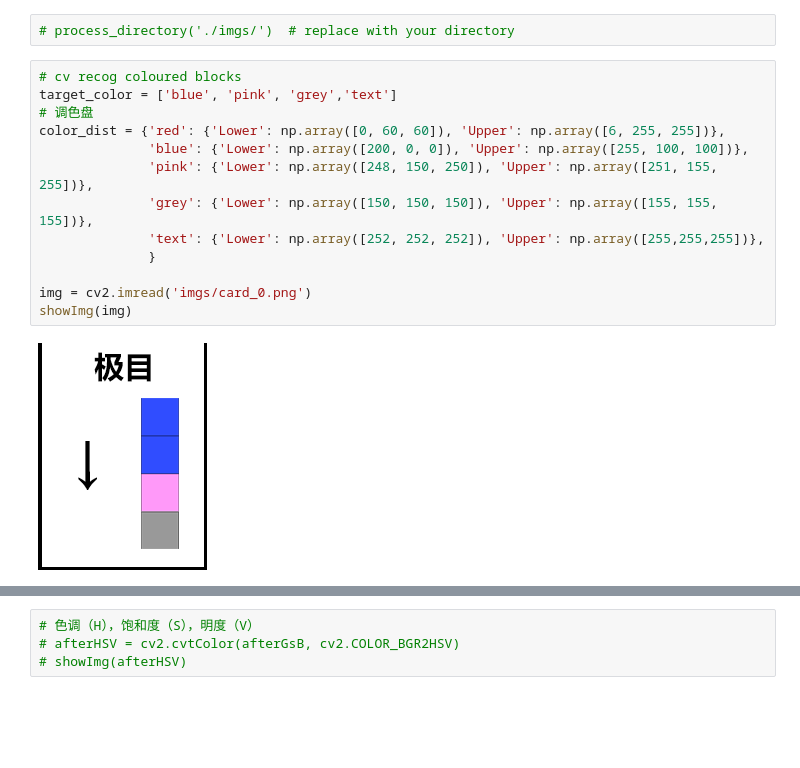
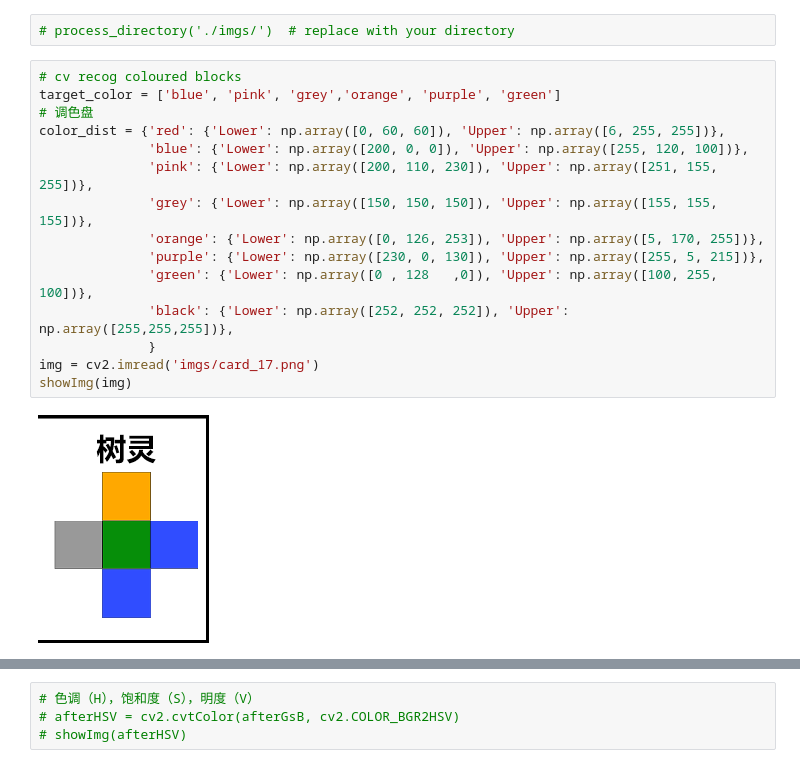
Before and after one commit to Xpectuer/yunshenzhidi, a Jupyter notebook: cv.ipynb, the cells around one changed output, grey strips where cells are left out. Drawn from its saved outputs; the diff is of its cells as text; blank space fills up the shorter version.

```diff
--- a/cv.ipynb
+++ b/cv.ipynb
@@ -65,16 +27,18 @@ def process_directory(directory):
 # process_directory('./imgs/')  # replace with your directory
 # %%
 # cv recog coloured blocks
-target_color = ['blue', 'pink', 'grey','text']
+target_color = ['blue', 'pink', 'grey','orange', 'purple', 'green']
 # 调色盘
 color_dist = {'red': {'Lower': np.array([0, 60, 60]), 'Upper': np.array([6, 255, 255])},
-              'blue': {'Lower': np.array([200, 0, 0]), 'Upper': np.array([255, 100, 100])},
-              'pink': {'Lower': np.array([248, 150, 250]), 'Upper': np.array([251, 155, 255])},
+              'blue': {'Lower': np.array([200, 0, 0]), 'Upper': np.array([255, 120, 100])},
+              'pink': {'Lower': np.array([200, 110, 230]), 'Upper': np.array([251, 155, 255])},
               'grey': {'Lower': np.array([150, 150, 150]), 'Upper': np.array([155, 155, 155])},
-              'text': {'Lower': np.array([252, 252, 252]), 'Upper': np.array([255,255,255])},
+              'orange': {'Lower': np.array([0, 126, 253]), 'Upper': np.array([5, 170, 255])},
+              'purple': {'Lower': np.array([230, 0, 130]), 'Upper': np.array([255, 5, 215])},
+              'green': {'Lower': np.array([0 , 128   ,0]), 'Upper': np.array([100, 255, 100])},
+              'black': {'Lower': np.array([252, 252, 252]), 'Upper': np.array([255,255,255])},
               }
-
-img = cv2.imread('imgs/card_0.png')
+img = cv2.imread('imgs/card_17.png')
 showImg(img)
 # %% [output]
-[figure, old version]
+[figure, new version]
```
Also changed, not shown: parts of 18 cells of this notebook, 10 other files.
